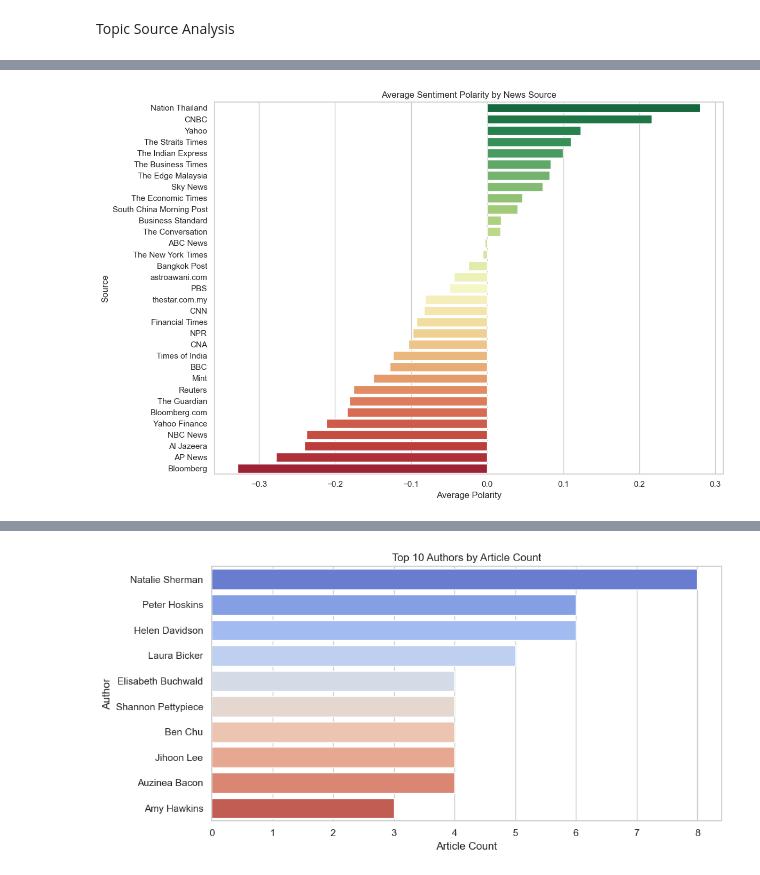
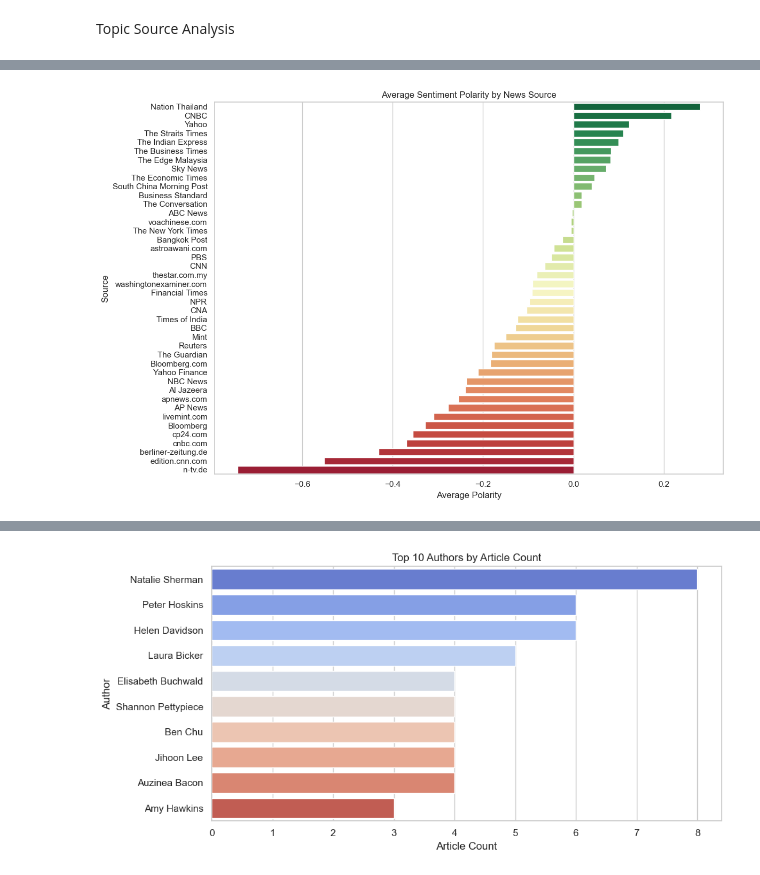
Before and after one commit to yuurisha/TradeWars, a Jupyter notebook: Yourisha_SentimentAnalysis.ipynb, the cells around one changed output, grey strips where cells are left out. Cells and saved outputs as stored; diff of their text form; code cells hidden in the pictures.

```diff
--- a/Yourisha_SentimentAnalysis.ipynb
+++ b/Yourisha_SentimentAnalysis.ipynb
@@ -268,6 +240,6 @@ Keyword analysis
 # %%
 df['published_date'] = pd.to_datetime(df['published_date'])
 df['Month'] = df['published_date'].dt.to_period('M')
-keywords = ['trump', 'tariff', 'china', 'steel','semiconductor','electronic','semiconductors','electronics']
+keywords = ['trump', 'tariff', 'china', 'steel','semiconductor','electronics']
 # %% [output]
 Converting to PeriodArray/Index representation will drop timezone information.
@@ -279,7 +267,7 @@ def contains_keyword(text, keyword):
 
 # Create a new column for each keyword
 for keyword in keywords:
-    df[keyword] = df['text'].apply(lambda x: contains_keyword(x, keyword))
+    df[keyword] = df['description'].apply(lambda x: contains_keyword(x, keyword))
 
 # Group by month and sum the keyword mentions
 monthly_keyword_trends = df.groupby('Month')[keywords].sum()
@@ -334,7 +322,7 @@ nltk.download('stopwords')
 stop_words = set(stopwords.words('english'))
 
 # Combine title + snippet + text into one column
-df['full_text'] = df[['title', 'snippet', 'text']].fillna('').agg(' '.join, axis=1)
+df['full_text'] = df[['title', 'description']].fillna('').agg(' '.join, axis=1)
 
 # Lowercase, remove punctuation
 df['clean_text'] = df['full_text'].str.lower().str.translate(str.maketrans('', '', string.punctuation))
@@ -342,10 +330,25 @@ df['clean_text'] = df['full_text'].str.lower().str.translate(str.maketrans('', '
 # Tokenize each row and filter stopwords and short words
 df['tokens'] = df['clean_text'].apply(lambda x: [word for word in x.split() if word not in stop_words and len(word) > 2])
 
-# Flatten all tokens into one list
-all_tokens = [word for tokens in df['tokens'] for word in tokens]
+from nltk.stem import WordNetLemmatizer
 
-# Get top 10 most common words
-top_10_words = [word for word, count in Counter(all_tokens).most_common(10)]
-print("Top 10 Words:", top_10_words)
+nltk.download('wordnet')
+nltk.download('omw-1.4')
+
+lemmatizer = WordNetLemmatizer()
+
+# Lemmatize tokens in each row
+df['lemmas'] = df['tokens'].apply(lambda tokens: [lemmatizer.lemmatize(token) for token in tokens])
+
+# Flatten all lemmas into one list
+all_lemmas = [lemma for lemmas in df['lemmas'] for lemma in lemmas]
+
+# Get top 10 most common lemmatized words
+top_10_lemmas = [word for word, count in Counter(all_lemmas).most_common(10)]
+print("Top 10 Lemmas:", top_10_lemmas)
+# Create a new DataFrame for the top 10 lemmas
+top_lemmas_df = pd.DataFrame({
+    'lemma': top_10_lemmas,
+    'count': [Counter(all_lemmas)[word] for word in top_10_lemmas]
+})
 # %% [output]
@@ -471,15 +440,6 @@ import seaborn as sns
 import matplotlib.pyplot as plt
 import numpy as np
 
-nltk.download('stopwords')
-stop_words = set(stopwords.words('english'))
-
-# Combine text fields
-df['full_text'] = df[['title', 'snippet', 'text']].fillna('').agg(' '.join, axis=1)
-df['clean_text'] = df['full_text'].str.lower().str.translate(str.maketrans('', '', string.punctuation))
-
-# Tokenize each article (row) and filter
-df['tokens'] = df['clean_text'].apply(lambda x: [word for word in x.split() if word not in stop_words and len(word) > 2])
 
 # Optional: Choose specific keywords to track
 keywords = ['trump', 'tariff', 'china', 'steel', 'semiconductor', 'electronics']
@@ -563,31 +562,31 @@ Name: compound, Length: 172, dtype: float64
 # %%
 import pandas as pd
 import matplotlib.pyplot as plt
 import seaborn as sns
 
 # Set style
 sns.set(style="whitegrid")
 
 # Remove empty/null source values
 df_filtered = df[df['source'].notna() & (df['source'] != '')]
 
 # Group by source and calculate average polarity
 source_sentiment = (
-    df_filtered.groupby('source')['compound']
+    df_filtered.groupby('source')['polarity']
     .agg(['count', 'mean'])
     .sort_values(by='mean', ascending=False)
 )
 
 # Optional: filter out sources with very few articles (e.g., < 5)
 source_sentiment = source_sentiment[source_sentiment['count'] >= 5]
 
 # Plot: Average polarity per source
 plt.figure(figsize=(12, 8))
 sns.barplot(x='mean', y=source_sentiment.index, data=source_sentiment, palette='RdYlGn_r')
 plt.title("Average Sentiment Polarity by News Source")
 plt.xlabel("Average Polarity")
 plt.ylabel("Source")
 plt.tight_layout()
 plt.show()
 # %% [output]
-[figure, old version]
+[figure, new version]
```
Also changed, not shown: parts of 42 cells of this notebook.
